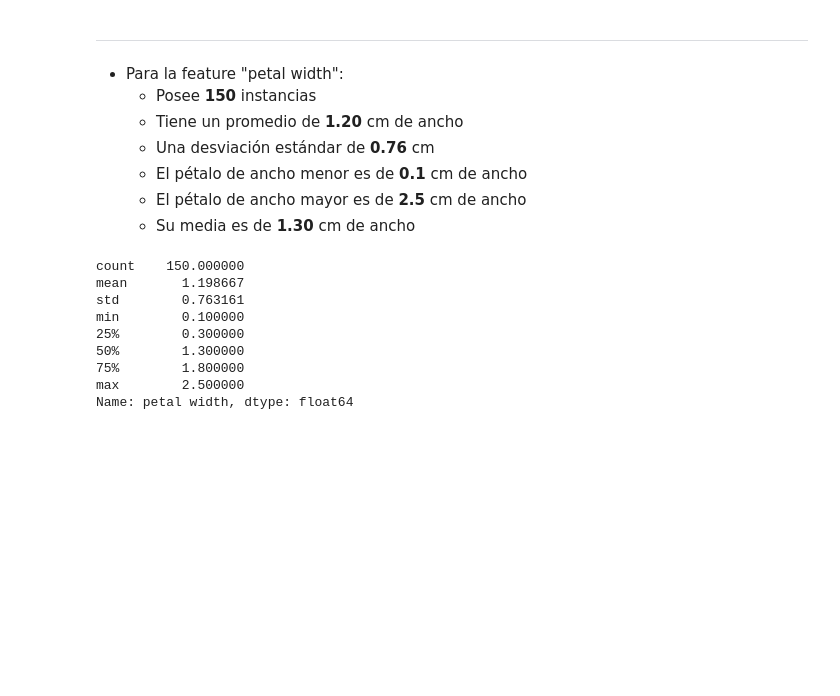
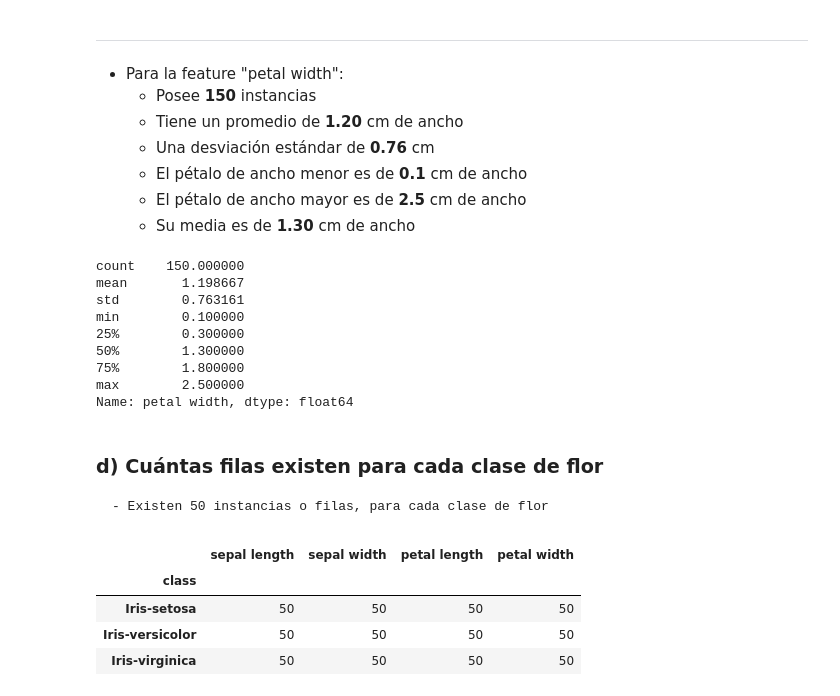
Before and after one commit to Gaddran/tarea-05, a Jupyter notebook: notebooks/01_tarea_05_Giuseppe_Lavarello.ipynb, the cells around one changed output. Saved outputs shown, nothing was run; the diff lists cells and outputs as text; code cells hidden in the pictures; blank space fills up the shorter version.

```diff
--- a/notebooks/01_tarea_05_Giuseppe_Lavarello.ipynb
+++ b/notebooks/01_tarea_05_Giuseppe_Lavarello.ipynb
@@ -170,3 +170,14 @@ min        0.100000
 75%        1.800000
 max        2.500000
 Name: petal width, dtype: float64
+# %% [markdown]
+### d) Cuántas filas existen para cada clase de flor
+    - Existen 50 instancias o filas, para cada clase de flor
+# %%
+df.groupby("class").count()
+# %% [output]
+|  | sepal length | sepal width | petal length | petal width |
+| class |  |  |  |  |
+| Iris-setosa | 50 | 50 | 50 | 50 |
+| Iris-versicolor | 50 | 50 | 50 | 50 |
+| Iris-virginica | 50 | 50 | 50 | 50 |
```
